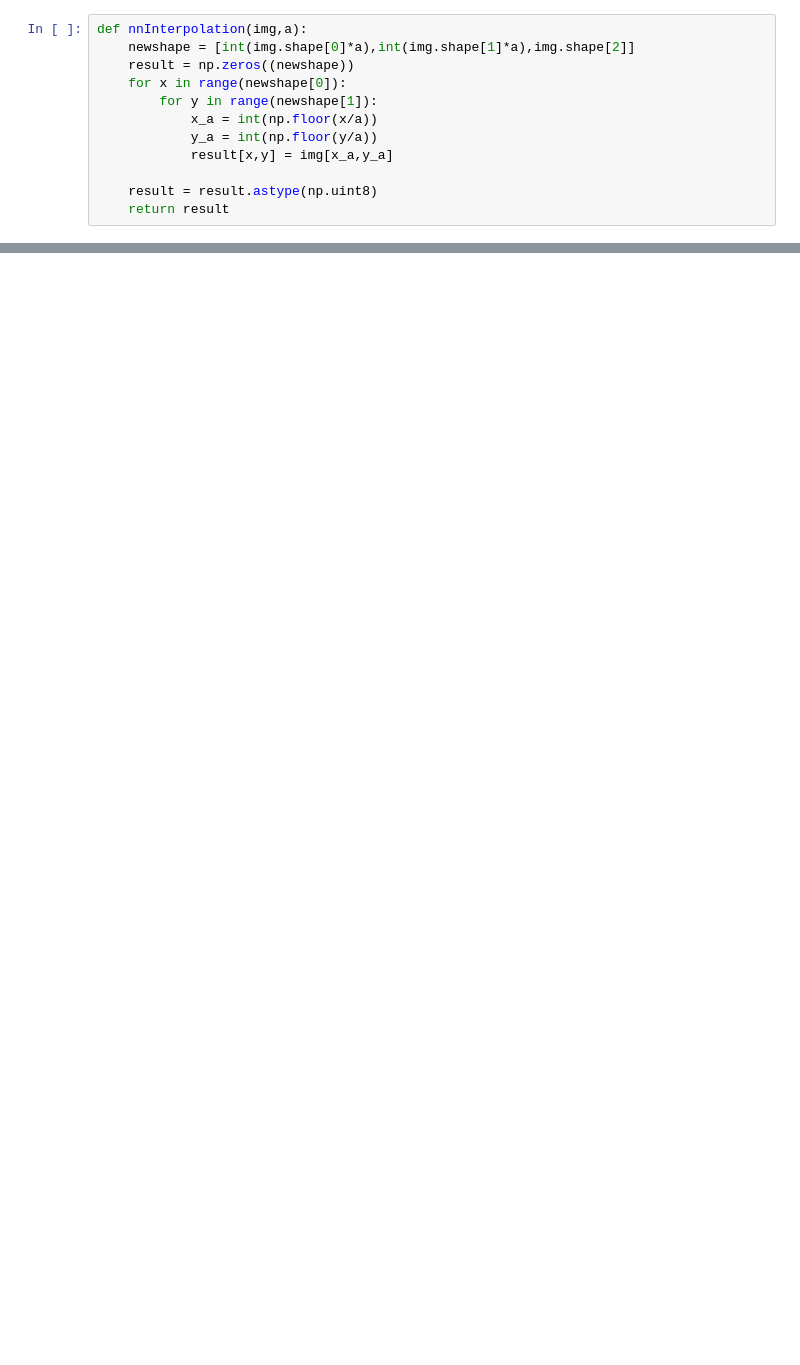
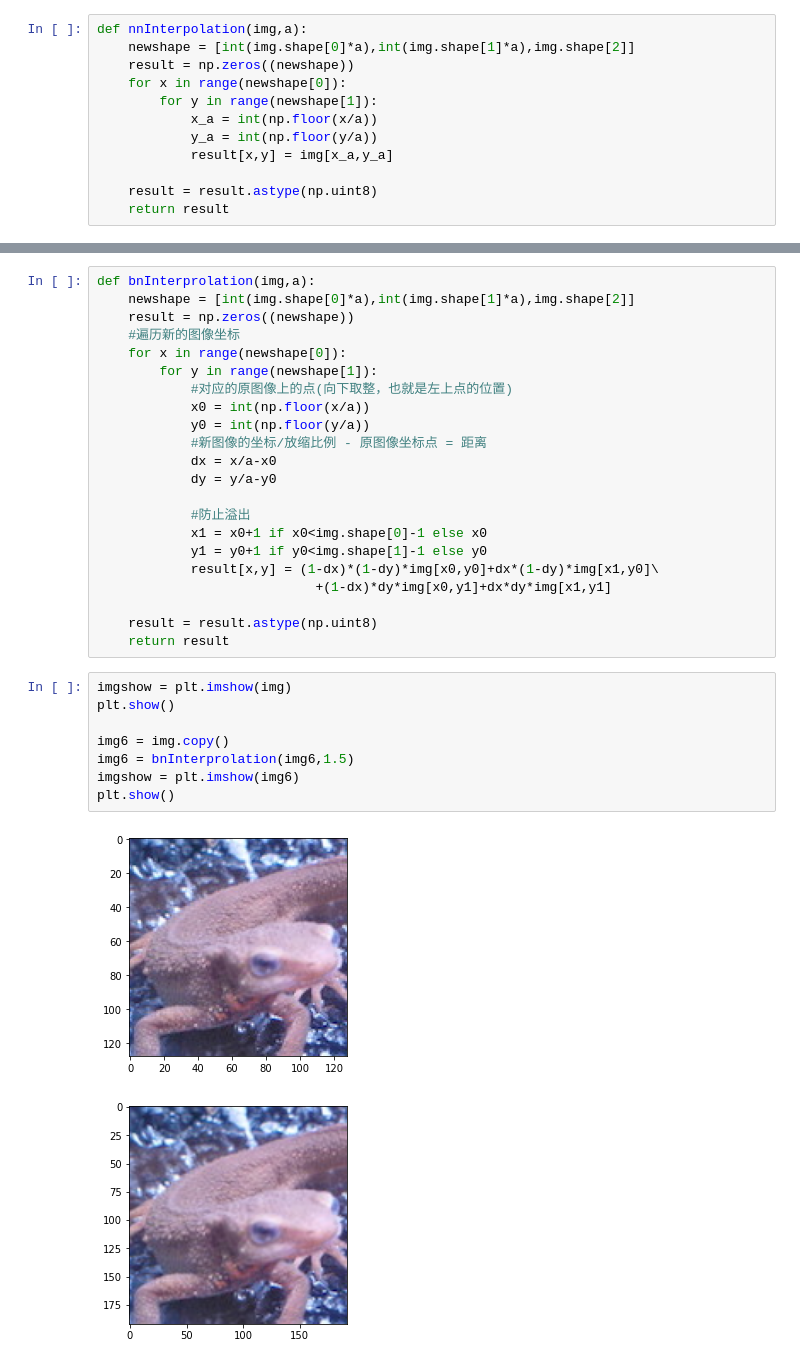
Before and after one commit to LeonG7/image_100question, a Jupyter notebook: quesion21-30/myAnswer.ipynb, the cells around one changed output, grey strips where cells are left out. Saved outputs shown, nothing was run; the diff lists cells and outputs as text; blank space fills up the shorter version.

```diff
--- a/quesion21-30/myAnswer.ipynb
+++ b/quesion21-30/myAnswer.ipynb
@@ -201,0 +219,33 @@ plt.show()
+# %%
+def bnInterprolation(img,a):
+    newshape = [int(img.shape[0]*a),int(img.shape[1]*a),img.shape[2]]
+    result = np.zeros((newshape))
+    #遍历新的图像坐标
+    for x in range(newshape[0]):
+        for y in range(newshape[1]):
+            #对应的原图像上的点(向下取整，也就是左上点的位置)
+            x0 = int(np.floor(x/a))
+            y0 = int(np.floor(y/a))
+            #新图像的坐标/放缩比例 - 原图像坐标点 = 距离
+            dx = x/a-x0
+            dy = y/a-y0
+
+            #防止溢出
+            x1 = x0+1 if x0<img.shape[0]-1 else x0
+            y1 = y0+1 if y0<img.shape[1]-1 else y0
+            result[x,y] = (1-dx)*(1-dy)*img[x0,y0]+dx*(1-dy)*img[x1,y0]\
+                            +(1-dx)*dy*img[x0,y1]+dx*dy*img[x1,y1]
+
+    result = result.astype(np.uint8)
+    return result
+# %%
+imgshow = plt.imshow(img)
+plt.show()
+
+img6 = img.copy()
+img6 = bnInterprolation(img6,1.5)
+imgshow = plt.imshow(img6)
+plt.show()
+# %% [output]
+[figure, added]
+[figure, added]
```
Also changed, not shown: parts of 19 cells of this notebook, 1 other file.
